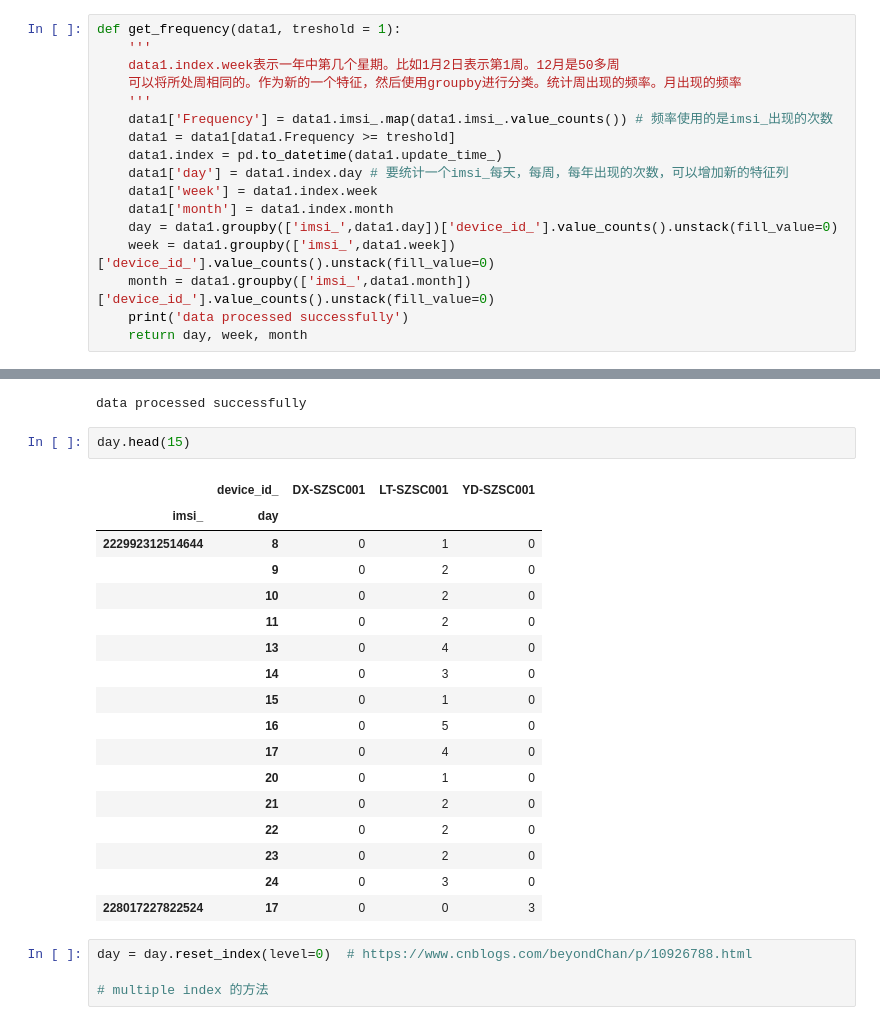
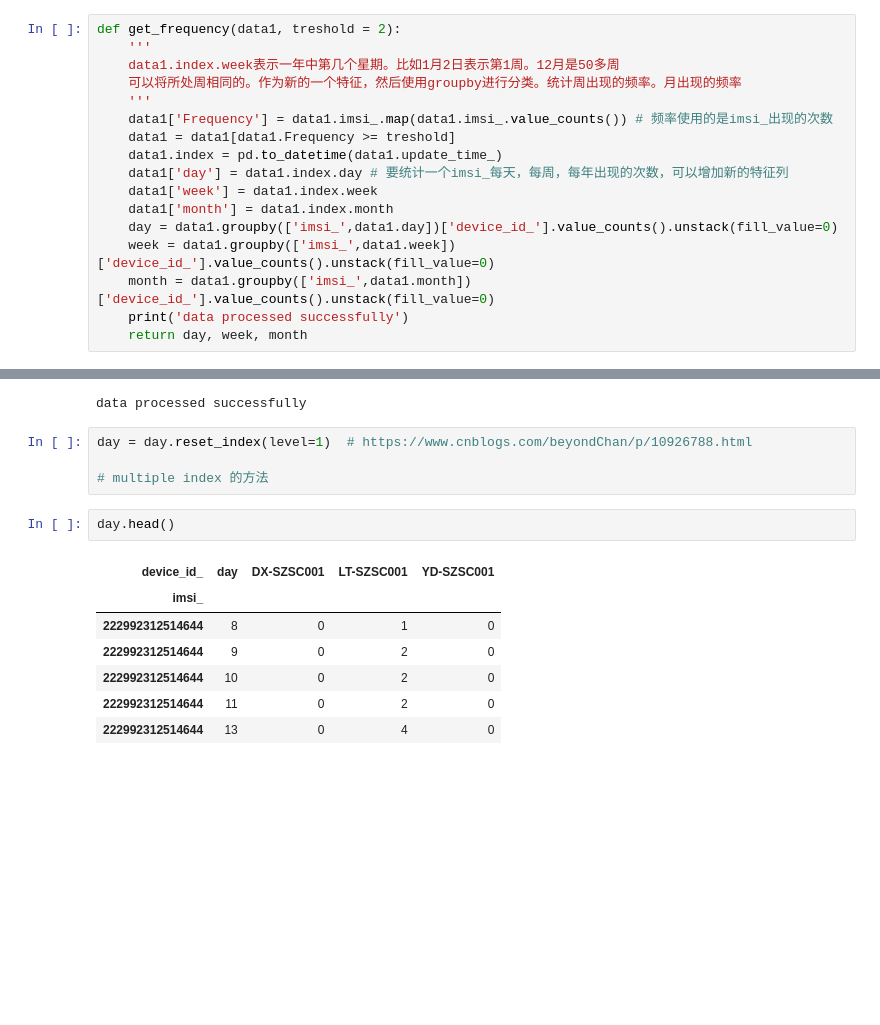
Before and after one commit to Miki123-gif/phone_project, a Jupyter notebook: Code Folder/3.Get Frequency.ipynb, the cells around one changed output, grey strips where cells are left out. Drawn from its saved outputs; the diff is of its cells as text; blank space fills up the shorter version.

```diff
--- a/Code Folder/3.Get Frequency.ipynb
+++ b/Code Folder/3.Get Frequency.ipynb
@@ -27,7 +14,7 @@ filterwarnings(action, message='', category=<class 'Warning'>, module='', lineno
 # %% [markdown]
 # 定义函数
 # %%
-def get_frequency(data1, treshold = 1):
+def get_frequency(data1, treshold = 2):
     '''
     data1.index.week表示一年中第几个星期。比如1月2日表示第1周。12月是50多周
     可以将所处周相同的。作为新的一个特征，然后使用groupby进行分类。统计周出现的频率。月出现的频率
@@ -100,27 +122,17 @@ data.head()
 day, week, month = get_frequency(data, treshold=2)
 # %% [output]
 data processed successfully
+# %%
+day = day.reset_index(level=1)  # https://www.cnblogs.com/beyondChan/p/10926788.html
+
+# multiple index 的方法
 # %%
-day.head(15)
+day.head()
 # %% [output]
-|  | device_id_ | DX-SZSC001 | LT-SZSC001 | YD-SZSC001 |
-| imsi_ | day |  |  |  |
+| device_id_ | day | DX-SZSC001 | LT-SZSC001 | YD-SZSC001 |
+| imsi_ |  |  |  |  |
 | 222992312514644 | 8 | 0 | 1 | 0 |
-|  | 9 | 0 | 2 | 0 |
-|  | 10 | 0 | 2 | 0 |
-|  | 11 | 0 | 2 | 0 |
-|  | 13 | 0 | 4 | 0 |
-|  | 14 | 0 | 3 | 0 |
-|  | 15 | 0 | 1 | 0 |
-|  | 16 | 0 | 5 | 0 |
-|  | 17 | 0 | 4 | 0 |
-|  | 20 | 0 | 1 | 0 |
-|  | 21 | 0 | 2 | 0 |
-|  | 22 | 0 | 2 | 0 |
-|  | 23 | 0 | 2 | 0 |
-|  | 24 | 0 | 3 | 0 |
-| 228017227822524 | 17 | 0 | 0 | 3 |
+| 222992312514644 | 9 | 0 | 2 | 0 |
+| 222992312514644 | 10 | 0 | 2 | 0 |
+| 222992312514644 | 11 | 0 | 2 | 0 |
+| 222992312514644 | 13 | 0 | 4 | 0 |
-# %%
-day = day.reset_index(level=0)  # https://www.cnblogs.com/beyondChan/p/10926788.html
-
-# multiple index 的方法
```
Also changed, not shown: parts of 25 cells of this notebook, 4 other files.
